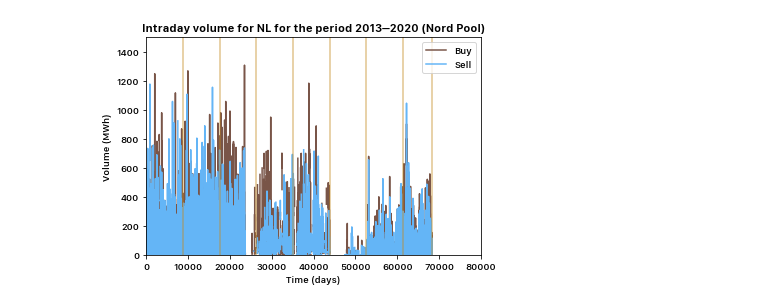
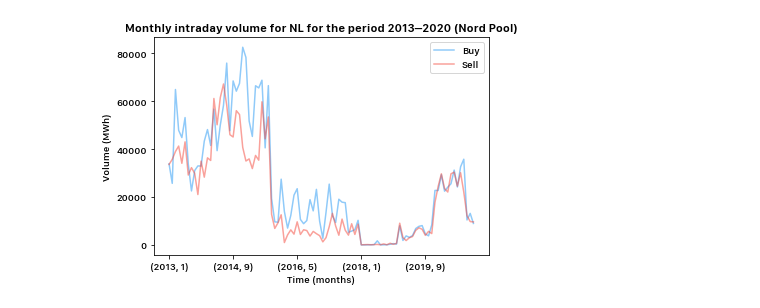
Before and after one commit to timovijn/ElectricityPriceForecasting, a Jupyter notebook: Elbas volumes/nordpool.ipynb, the cells around one changed output. Cells and saved outputs as stored; diff of their text form; code cells hidden in the pictures.

```diff
--- a/Elbas volumes/nordpool.ipynb
+++ b/Elbas volumes/nordpool.ipynb
@@ -15,6 +15,7 @@ mpl.rcParams['font.family'] = 'SF Compact Text'
 mpl.rcParams['font.weight'] = 'medium'
 mpl.rcParams['axes.titleweight'] = 'semibold'
 mpl.rcParams['axes.labelweight'] = 'medium'
+mpl.rcParams['axes.prop_cycle'] = mpl.cycler(color=[material.blue(shade=50, alpha=0.5), material.red(shade=50, alpha=0.5), material.green(shade=50, alpha=0.5)])
 
 # os.chdir("./Elbas volumes")
 # %%
@@ -35,9 +36,11 @@ for y in years:
     df2 = df2.apply(pd.to_numeric, args=('coerce',))
     df2['Date'] = df.iloc[:, [0]]
     df2['Time'] = df.iloc[:, [1]]
+    df2['Date'] = pd.to_datetime(df2['Date'])
     df = df2
 
-    df_group = df.groupby(['Date']).sum()
+    # df_group = df.groupby(['Date']).sum()
+    df_group = df.groupby([(df['Date'].dt.year),(df['Date'].dt.month)]).sum()
 
     buy.append(df['Buy'].sum())
     sell.append(df['Sell'].sum())
@@ -51,23 +54,25 @@ for y in years:
     print(colored(f'Sell volume: {int(round(sell[i]))} MWh', 'blue'))
     print('')
 
-    df.plot(legend=True)
-    plt.title(f'Intraday volume for {country} for the year {y} (Nord Pool)')
+    df[['Buy','Sell']].plot(legend=True)
+    # df.plot(df.index, df['Buy'], legend=True)
+    plt.title(f'Hourly intraday volume for {country} for the year {y} (Nord Pool)')
     plt.xlim(0,10000)
     plt.ylim(0, 1500)
     plt.xlabel(r'Time (hours)')
     plt.ylabel(r'Volume (MWh)')
     plt.show()
 
-    df_group.plot(legend=True)
-    plt.title(f'Intraday volume for {country} for the year {y} (Nord Pool)')
+    df_group[['Buy','Sell']].plot(legend=True)
+    plt.title(f'Monthly intraday volume for {country} for the year {y} (Nord Pool)')
     # plt.xlim(0,50)
     # plt.ylim(0, 1500)
-    plt.xlabel(r'Time (days)')
+    plt.xlabel(r'Time (months)')
     plt.ylabel(r'Volume (MWh)')
     plt.show()
 
-    dfo = dfo.append(df, ignore_index = True)
+    # dfo = dfo.append(df_group, ignore_index = True)
+    dfo = dfo.append(df_group, ignore_index = False)
     breaks.append(len(dfo))
 
 print('')
@@ -115,13 +120,22 @@ Sell volume: 60217 MWh
 ... (13 outputs left out)
 # %%
-color_dict = {'Buy': material.brown(shade=50, alpha=1), 'Sell': material.blue(shade=30, alpha=1)}
-dfo.plot(color=[color_dict.get(x, '#333333') for x in df.columns])
-plt.title(f'Intraday volume for {country} for the period {years[0]}–{years[-1]} (Nord Pool)')
-plt.xlim(0,80000)
-plt.ylim(0, 1500)
-plt.xlabel(r'Time (days)')
+# color_dict = {'Buy': material.brown(shade=50, alpha=1), 'Sell': material.blue(shade=30, alpha=1)}
+# dfo.plot(color=[color_dict.get(x, '#333333') for x in df.columns])
+# dfo[['Buy','Sell']].plot(legend=True)
+# plt.title(f'Intraday volume for {country} for the period {years[0]}–{years[-1]} (Nord Pool)')
+# plt.xlim(0,80000)
+# plt.ylim(0, 1500)
+# plt.xlabel(r'Time (days)')
+# plt.ylabel(r'Volume (MWh)')
+# [plt.axvline(_breaks, color = material.gold(shade=50, alpha=0.5)) for _breaks in breaks]
+# plt.show()
+
+dfo[['Buy','Sell']].plot(legend=True)
+plt.title(f'Monthly intraday volume for {country} for the period {years[0]}–{years[-1]} (Nord Pool)')
+# plt.xlim(0,50)
+# plt.ylim(0, 1500)
+plt.xlabel(r'Time (months)')
 plt.ylabel(r'Volume (MWh)')
-[plt.axvline(_breaks, color = material.gold(shade=50, alpha=0.5)) for _breaks in breaks]
 plt.show()
 # %% [output]
-[figure, old version]
+[figure, new version]
```
Also changed, not shown: parts of 1 cell of this notebook, 1 other file.
